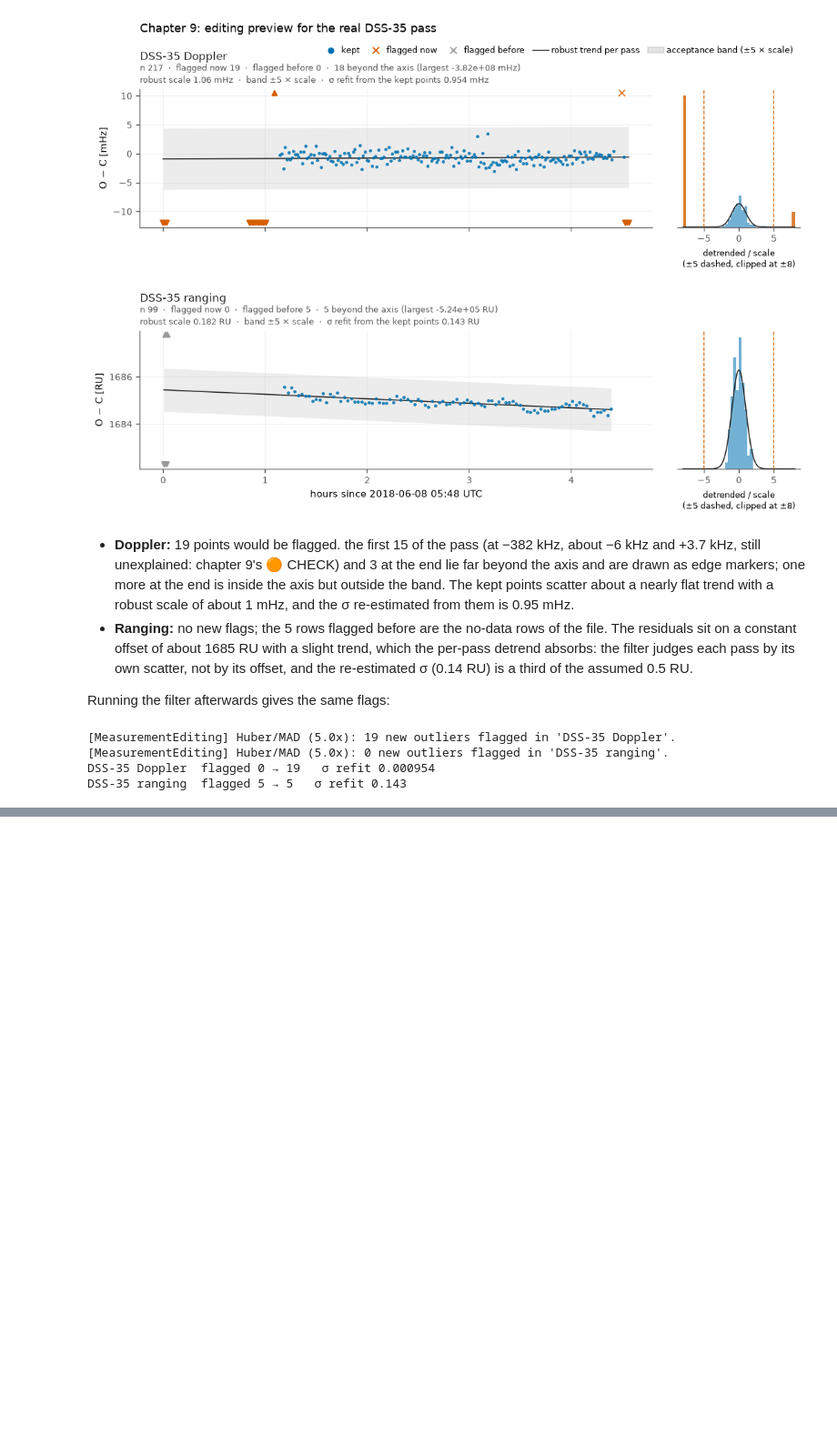
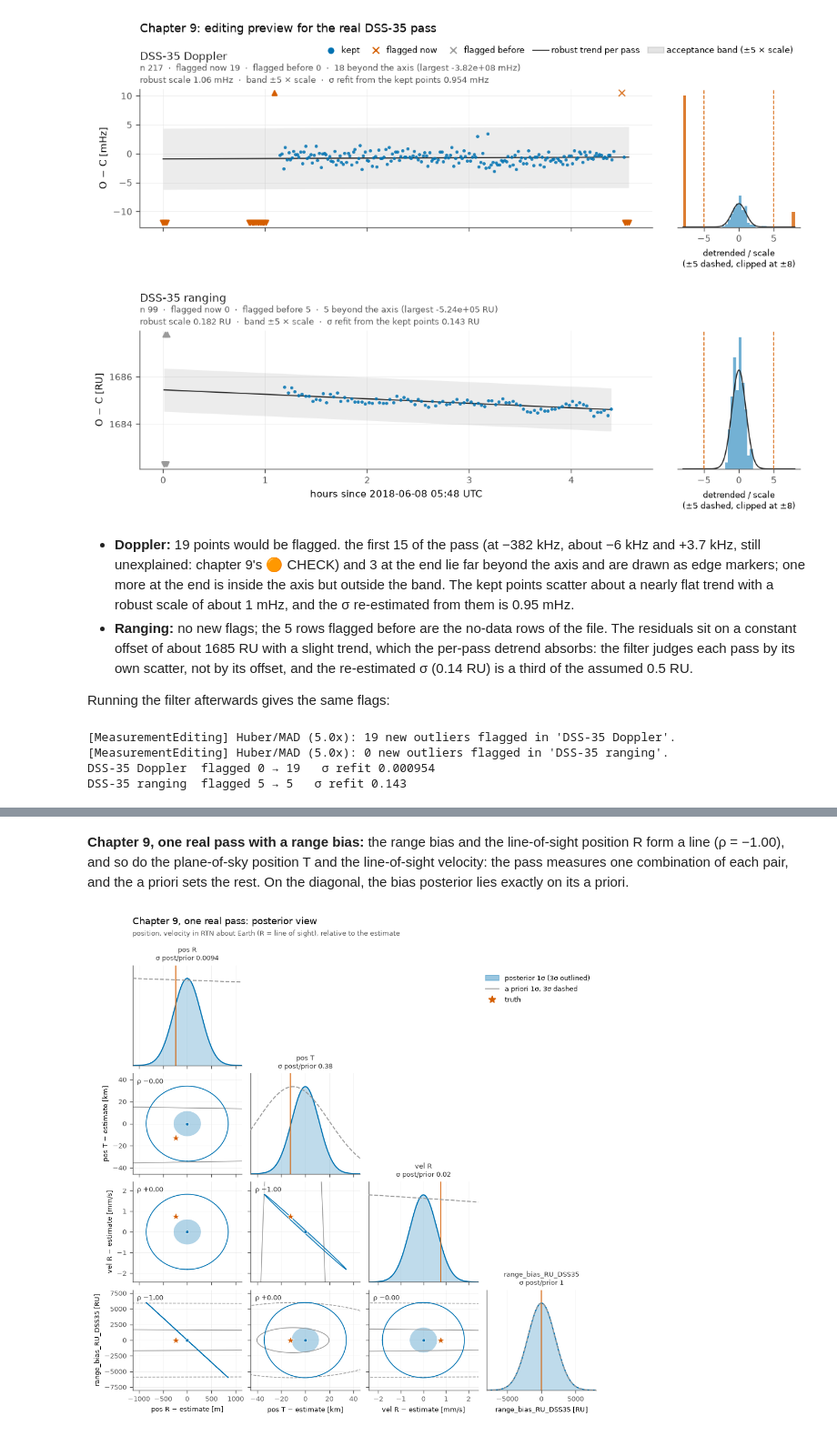
Before and after one commit to CCAR-ORCCA/scarabaeus, a Jupyter notebook: tutorials/v2/plotting_prototype_demo.ipynb, the cells around one changed output, grey strips where cells are left out. Shown at 91% size. Saved outputs shown, nothing was run; the diff lists cells and outputs as text; code cells hidden in the pictures; blank space fills up the shorter version.

```diff
--- a/tutorials/v2/plotting_prototype_demo.ipynb
+++ b/tutorials/v2/plotting_prototype_demo.ipynb
@@ -357,0 +382,7 @@ DSS-35 ranging  flagged 5 → 5   σ refit 0.143
+# %% [markdown]
+**Chapter 9, one real pass with a range bias:** the range bias and the line-of-sight position R form a line (ρ = −1.00), and so do the plane-of-sky position T and the line-of-sight velocity: the pass measures one combination of each pair, and the a priori sets the rest. On the diagonal, the bias posterior lies exactly on its a priori.
+# %%
+plot_prior_posterior("outputs/09_real_dsn_data/solution.json", ["pos R", "pos T", "vel R", "range_bias_RU_DSS35"],
+                     truth=scb.Spacecraft("OSIRIS-REx (flight)", -64), title="Chapter 9, one real pass: posterior view");
+# %% [output]
+[figure, added]
```
Also changed, not shown: parts of 13 cells of this notebook, 1 other file.
